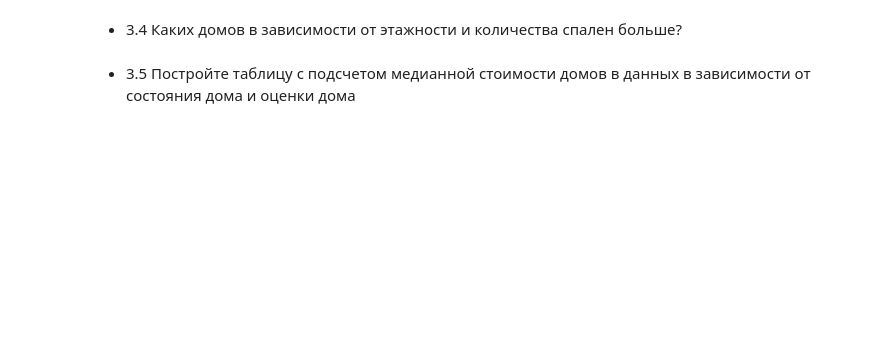
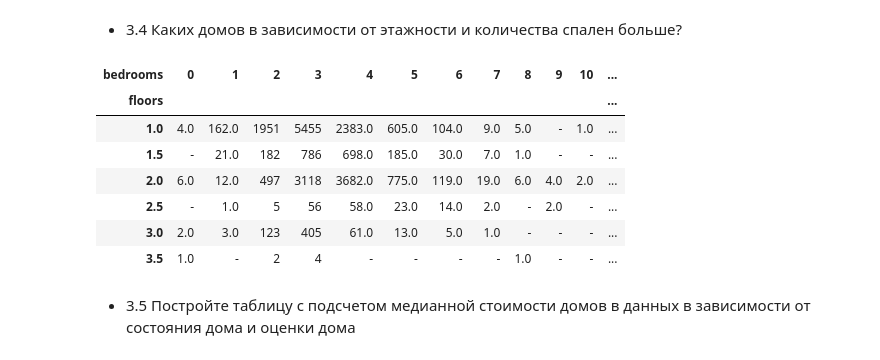
Before and after one commit to AleksandraPetrova97/python_homework, a Jupyter notebook: Homework/homework_3.ipynb, the cells around one changed output. Saved outputs shown, nothing was run; the diff lists cells and outputs as text; code cells hidden in the pictures; blank space fills up the shorter version.

```diff
--- a/Homework/homework_3.ipynb
+++ b/Homework/homework_3.ipynb
@@ -127,4 +145,19 @@ df.groupby('condition').agg({'price' : ['min', 'mean', 'max']})
 # %% [markdown]
 - 3.4 Каких домов в зависимости от этажности и количества спален больше?
+# %%
+df.pivot_table(index='floors',
+               columns='bedrooms',
+               values='id',
+               aggfunc='count',
+               fill_value= '-')
+# %% [output]
+| bedrooms | 0 | 1 | 2 | 3 | 4 | 5 | 6 | 7 | 8 | 9 | 10 | ... |
+| floors |  |  |  |  |  |  |  |  |  |  |  | ... |
+| 1.0 | 4.0 | 162.0 | 1951 | 5455 | 2383.0 | 605.0 | 104.0 | 9.0 | 5.0 | - | 1.0 | ... |
+| 1.5 | - | 21.0 | 182 | 786 | 698.0 | 185.0 | 30.0 | 7.0 | 1.0 | - | - | ... |
+| 2.0 | 6.0 | 12.0 | 497 | 3118 | 3682.0 | 775.0 | 119.0 | 19.0 | 6.0 | 4.0 | 2.0 | ... |
+| 2.5 | - | 1.0 | 5 | 56 | 58.0 | 23.0 | 14.0 | 2.0 | - | 2.0 | - | ... |
+| 3.0 | 2.0 | 3.0 | 123 | 405 | 61.0 | 13.0 | 5.0 | 1.0 | - | - | - | ... |
+| 3.5 | 1.0 | - | 2 | 4 | - | - | - | - | 1.0 | - | - | ... |
 # %% [markdown]
 - 3.5 Постройте таблицу с подсчетом медианной стоимости домов в данных в зависимости от состояния дома и оценки дома
```
Also changed, not shown: parts of 3 cells of this notebook, 1 other file.
